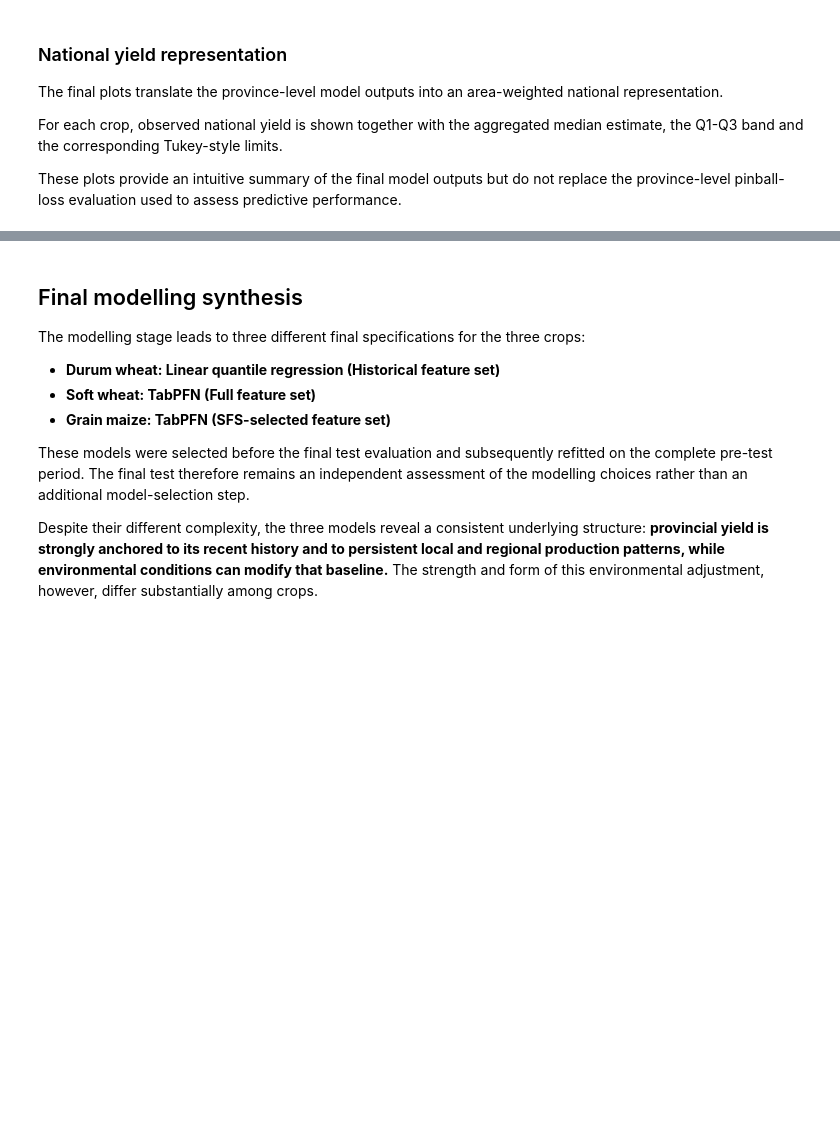
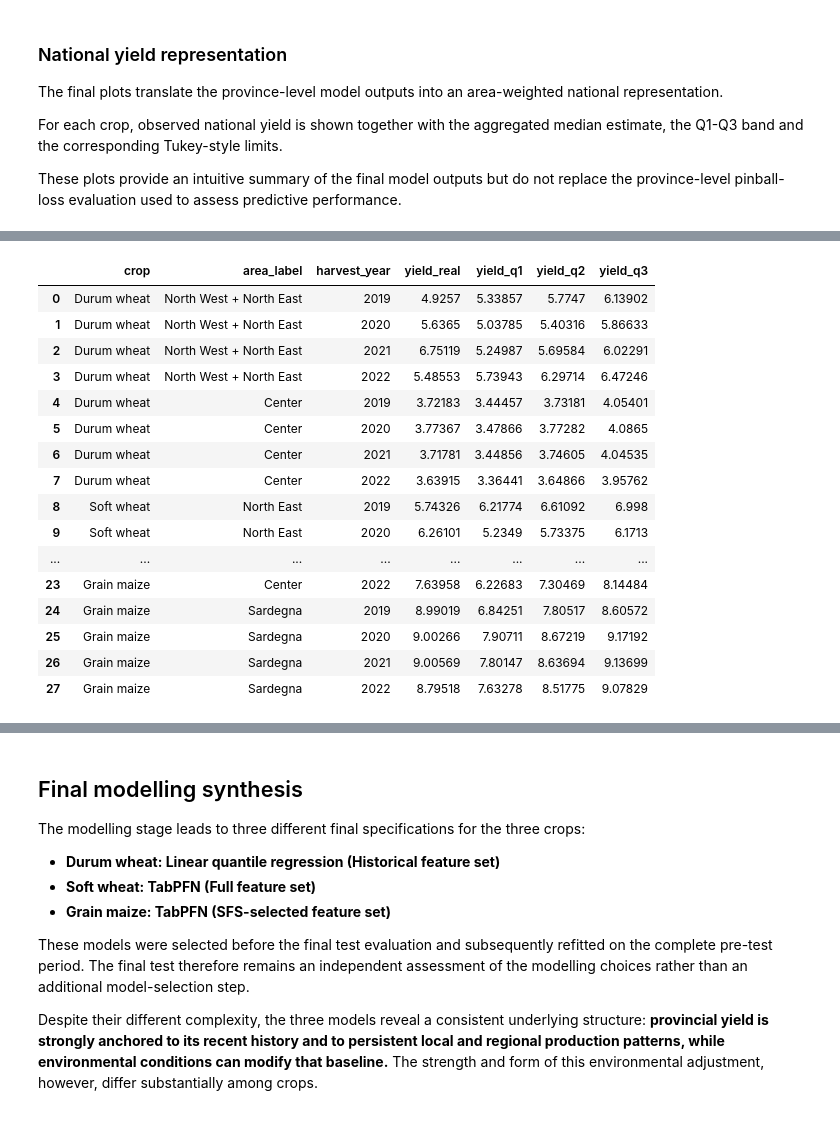
Before and after one commit to AlessioRepetto/agriclimate-intelligence, a Jupyter notebook: notebooks/ML_Quantile_Modelling.ipynb, the cells around one changed output, grey strips where cells are left out. Saved outputs shown, nothing was run; the diff lists cells and outputs as text; code cells hidden in the pictures; blank space fills up the shorter version.

```diff
--- a/notebooks/ML_Quantile_Modelling.ipynb
+++ b/notebooks/ML_Quantile_Modelling.ipynb
@@ -3961,0 +4136,32 @@ for crop in CROPS:
+# %%
+display(
+    selected_area_predictions[
+        [
+            "crop",
+            "area_label",
+            "harvest_year",
+            "yield_real",
+            "yield_q1",
+            "yield_q2",
+            "yield_q3",
+        ]
+    ]
+)
+# %% [output]
+|  | crop | area_label | harvest_year | yield_real | yield_q1 | yield_q2 | yield_q3 |
+| 0 | Durum wheat | North West + North East | 2019 | 4.9257 | 5.33857 | 5.7747 | 6.13902 |
+| 1 | Durum wheat | North West + North East | 2020 | 5.6365 | 5.03785 | 5.40316 | 5.86633 |
+| 2 | Durum wheat | North West + North East | 2021 | 6.75119 | 5.24987 | 5.69584 | 6.02291 |
+| 3 | Durum wheat | North West + North East | 2022 | 5.48553 | 5.73943 | 6.29714 | 6.47246 |
+| 4 | Durum wheat | Center | 2019 | 3.72183 | 3.44457 | 3.73181 | 4.05401 |
+| 5 | Durum wheat | Center | 2020 | 3.77367 | 3.47866 | 3.77282 | 4.0865 |
+| 6 | Durum wheat | Center | 2021 | 3.71781 | 3.44856 | 3.74605 | 4.04535 |
+| 7 | Durum wheat | Center | 2022 | 3.63915 | 3.36441 | 3.64866 | 3.95762 |
+| 8 | Soft wheat | North East | 2019 | 5.74326 | 6.21774 | 6.61092 | 6.998 |
+| 9 | Soft wheat | North East | 2020 | 6.26101 | 5.2349 | 5.73375 | 6.1713 |
+| ... | ... | ... | ... | ... | ... | ... | ... |
+| 23 | Grain maize | Center | 2022 | 7.63958 | 6.22683 | 7.30469 | 8.14484 |
+| 24 | Grain maize | Sardegna | 2019 | 8.99019 | 6.84251 | 7.80517 | 8.60572 |
+| 25 | Grain maize | Sardegna | 2020 | 9.00266 | 7.90711 | 8.67219 | 9.17192 |
+| 26 | Grain maize | Sardegna | 2021 | 9.00569 | 7.80147 | 8.63694 | 9.13699 |
+| 27 | Grain maize | Sardegna | 2022 | 8.79518 | 7.63278 | 8.51775 | 9.07829 |
```
Also changed, not shown: parts of 12 cells of this notebook.
